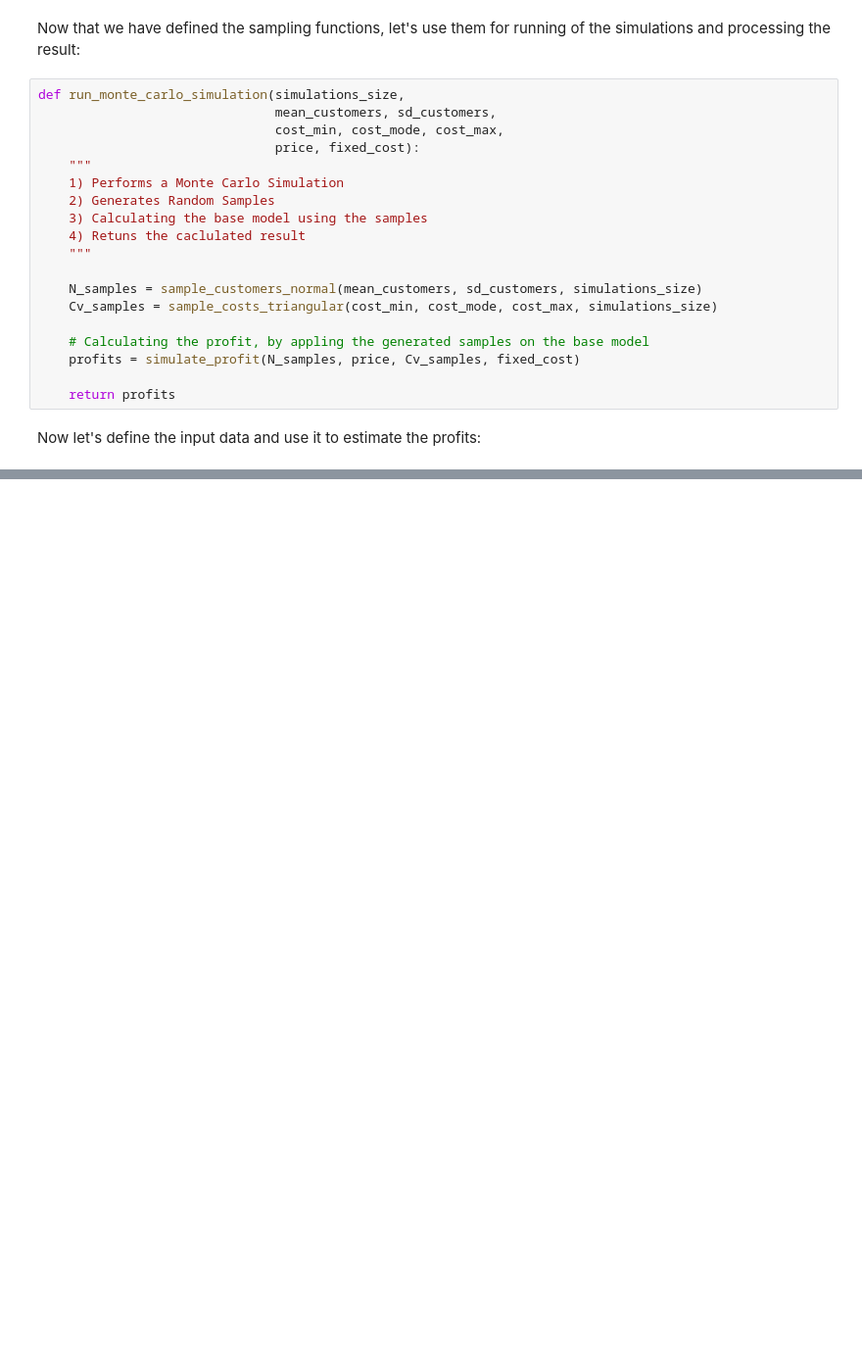
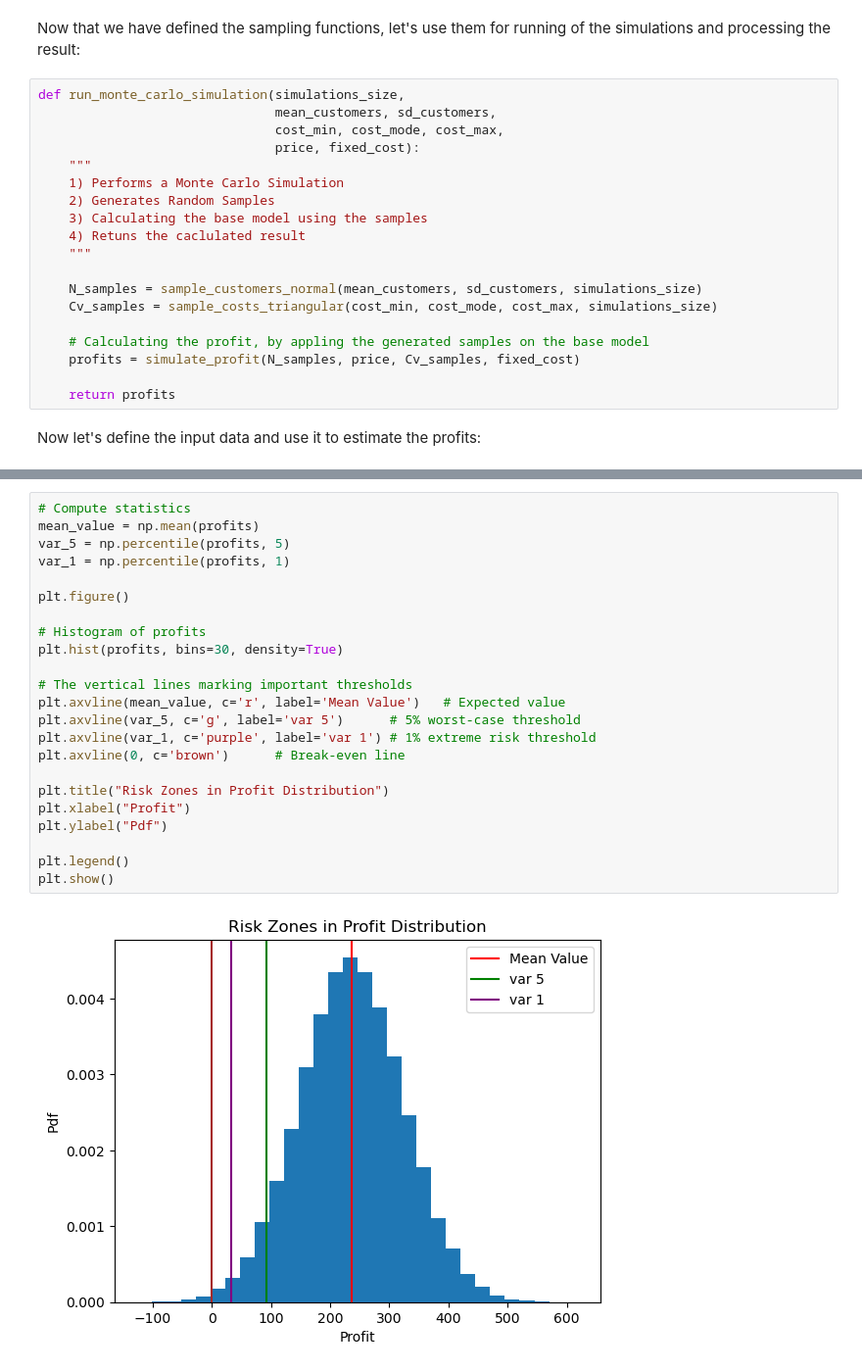
Before and after one commit to kvenov/The_Monte_Carlo_Method, a Jupyter notebook: coffee_shop_forecast.ipynb, the cells around one changed output, grey strips where cells are left out. Shown at 98% size. Cells and saved outputs as stored; diff of their text form; blank space fills up the shorter version.

```diff
--- a/coffee_shop_forecast.ipynb
+++ b/coffee_shop_forecast.ipynb
@@ -277,0 +315,25 @@ We can see that, from this simple, general algorithm we got some very interestin
+# %%
+# Compute statistics
+mean_value = np.mean(profits)
+var_5 = np.percentile(profits, 5)
+var_1 = np.percentile(profits, 1)
+
+plt.figure()
+
+# Histogram of profits
+plt.hist(profits, bins=30, density=True)
+
+# The vertical lines marking important thresholds
+plt.axvline(mean_value, c='r', label='Mean Value')   # Expected value
+plt.axvline(var_5, c='g', label='var 5')      # 5% worst-case threshold
+plt.axvline(var_1, c='purple', label='var 1') # 1% extreme risk threshold
+plt.axvline(0, c='brown')      # Break-even line
+
+plt.title("Risk Zones in Profit Distribution")
+plt.xlabel("Profit")
+plt.ylabel("Pdf")
+
+plt.legend()
+plt.show()
+# %% [output]
+[figure, added]
```
Also changed, not shown: parts of 23 cells of this notebook.
